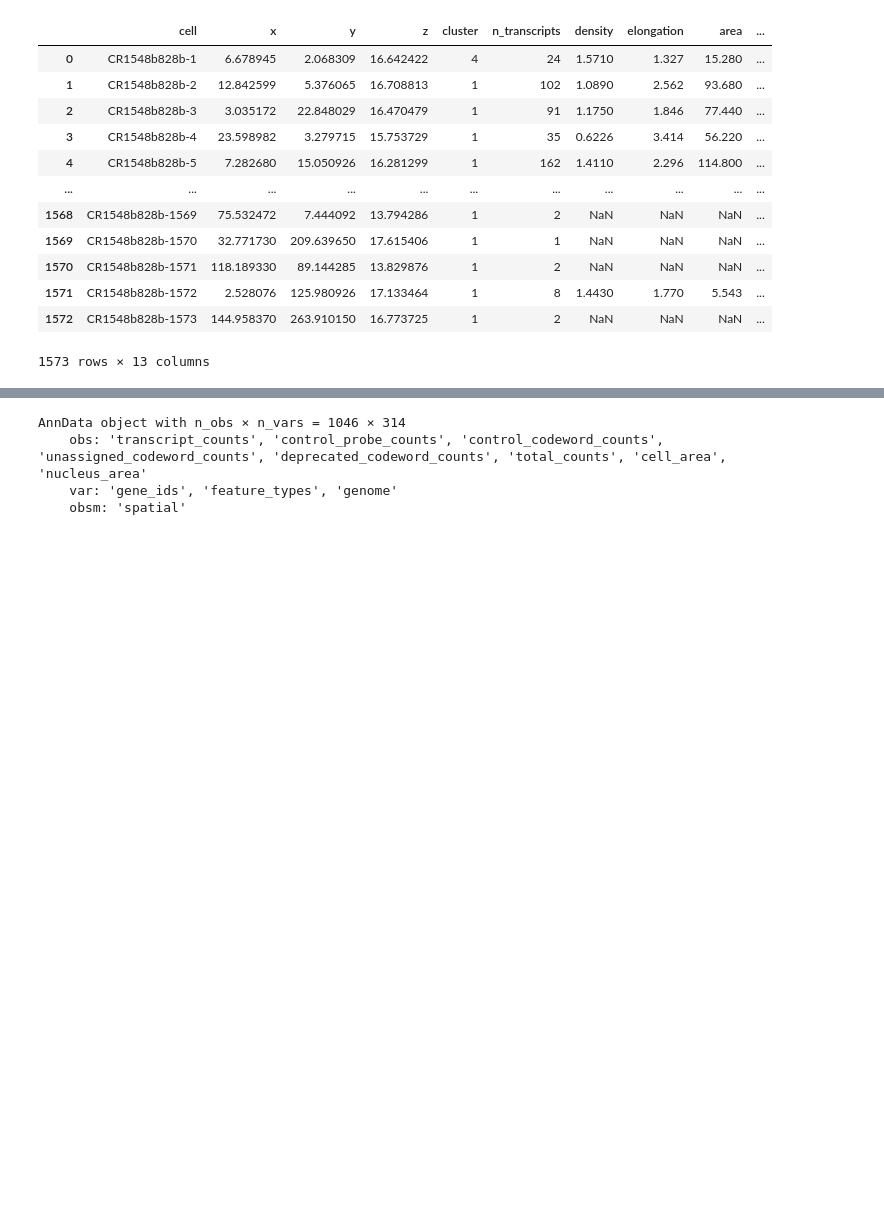
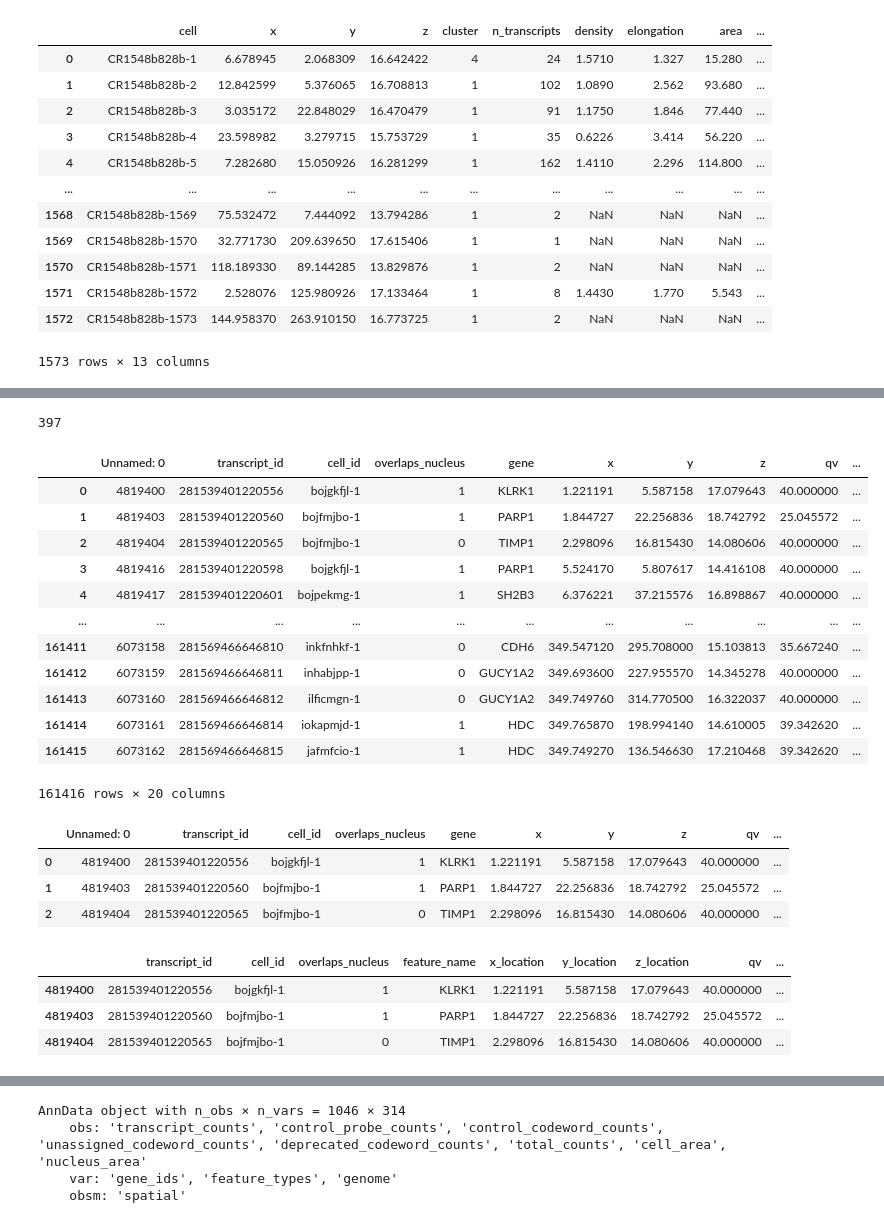
Before and after one commit to b-lemke98/InSituPy-1, a Jupyter notebook: notebooks/dev/read_baysor_results.ipynb, the cells around one changed output, grey strips where cells are left out. Cells and saved outputs as stored; diff of their text form; code cells hidden in the pictures; blank space fills up the shorter version.

```diff
--- a/notebooks/dev/read_baysor_results.ipynb
+++ b/notebooks/dev/read_baysor_results.ipynb
@@ -195,0 +379,34 @@ pd.read_csv(cs_file)
+# %%
+segdf.is_noise.sum()
+# %% [output]
+397
+# %%
+segdf
+# %% [output]
+|  | Unnamed: 0 | transcript_id | cell_id | overlaps_nucleus | gene | x | y | z | qv | ... |
+| 0 | 4819400 | 281539401220556 | bojgkfjl-1 | 1 | KLRK1 | 1.221191 | 5.587158 | 17.079643 | 40.000000 | ... |
+| 1 | 4819403 | 281539401220560 | bojfmjbo-1 | 1 | PARP1 | 1.844727 | 22.256836 | 18.742792 | 25.045572 | ... |
+| 2 | 4819404 | 281539401220565 | bojfmjbo-1 | 0 | TIMP1 | 2.298096 | 16.815430 | 14.080606 | 40.000000 | ... |
+| 3 | 4819416 | 281539401220598 | bojgkfjl-1 | 1 | PARP1 | 5.524170 | 5.807617 | 14.416108 | 40.000000 | ... |
+| 4 | 4819417 | 281539401220601 | bojpekmg-1 | 1 | SH2B3 | 6.376221 | 37.215576 | 16.898867 | 40.000000 | ... |
+| ... | ... | ... | ... | ... | ... | ... | ... | ... | ... | ... |
+| 161411 | 6073158 | 281569466646810 | inkfnhkf-1 | 0 | CDH6 | 349.547120 | 295.708000 | 15.103813 | 35.667240 | ... |
+| 161412 | 6073159 | 281569466646811 | inhabjpp-1 | 0 | GUCY1A2 | 349.693600 | 227.955570 | 14.345278 | 40.000000 | ... |
+| 161413 | 6073160 | 281569466646812 | ilficmgn-1 | 0 | GUCY1A2 | 349.749760 | 314.770500 | 16.322037 | 40.000000 | ... |
+| 161414 | 6073161 | 281569466646814 | iokapmjd-1 | 1 | HDC | 349.765870 | 198.994140 | 14.610005 | 39.342620 | ... |
+| 161415 | 6073162 | 281569466646815 | jafmfcio-1 | 1 | HDC | 349.749270 | 136.546630 | 17.210468 | 39.342620 | ... |
+161416 rows × 20 columns
+# %%
+segdf.head(3)
+# %% [output]
+|  | Unnamed: 0 | transcript_id | cell_id | overlaps_nucleus | gene | x | y | z | qv | ... |
+| 0 | 4819400 | 281539401220556 | bojgkfjl-1 | 1 | KLRK1 | 1.221191 | 5.587158 | 17.079643 | 40.000000 | ... |
+| 1 | 4819403 | 281539401220560 | bojfmjbo-1 | 1 | PARP1 | 1.844727 | 22.256836 | 18.742792 | 25.045572 | ... |
+| 2 | 4819404 | 281539401220565 | bojfmjbo-1 | 0 | TIMP1 | 2.298096 | 16.815430 | 14.080606 | 40.000000 | ... |
+# %%
+trans.head(3)
+# %% [output]
+|  | transcript_id | cell_id | overlaps_nucleus | feature_name | x_location | y_location | z_location | qv | ... |
+| 4819400 | 281539401220556 | bojgkfjl-1 | 1 | KLRK1 | 1.221191 | 5.587158 | 17.079643 | 40.000000 | ... |
+| 4819403 | 281539401220560 | bojfmjbo-1 | 1 | PARP1 | 1.844727 | 22.256836 | 18.742792 | 25.045572 | ... |
+| 4819404 | 281539401220565 | bojfmjbo-1 | 0 | TIMP1 | 2.298096 | 16.815430 | 14.080606 | 40.000000 | ... |
```
Also changed, not shown: parts of 49 cells of this notebook, 6 other files.
